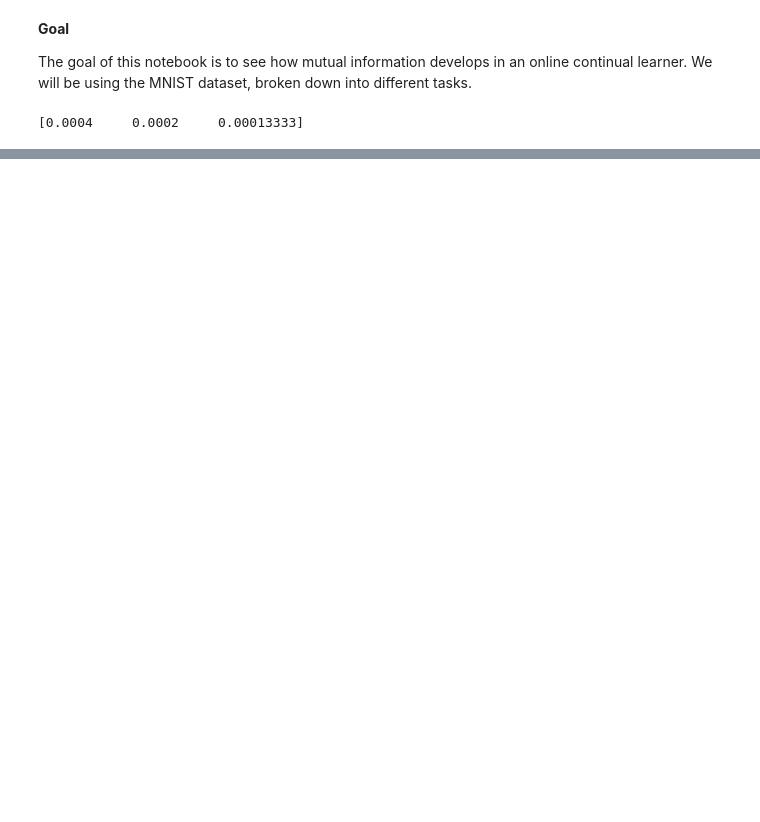
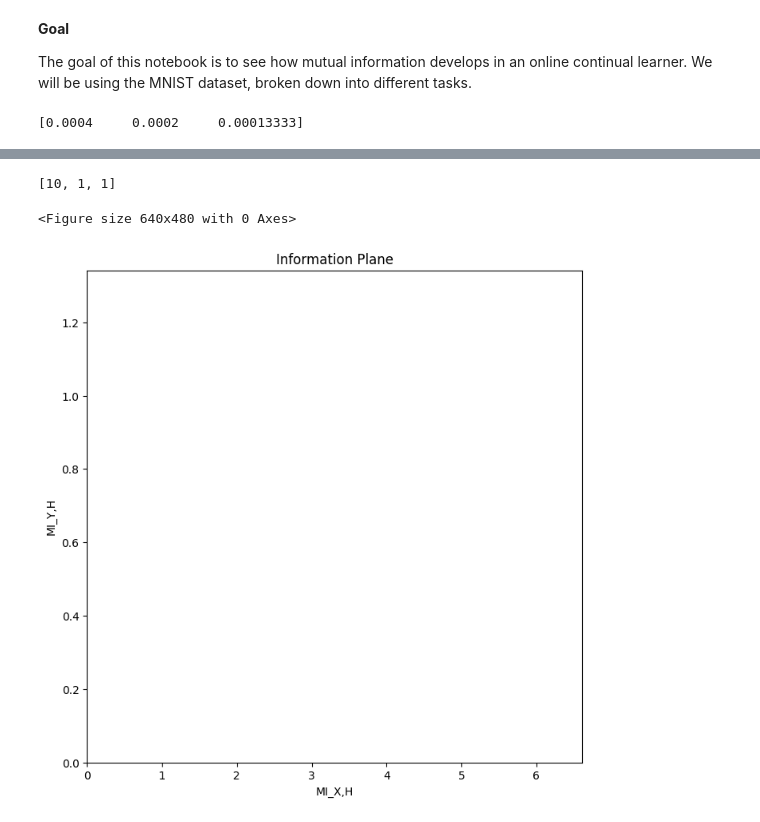
Before and after one commit to prasanthyss/MAT1510_Project-, a Jupyter notebook: online_continual_learning.ipynb, the cells around one changed output, grey strips where cells are left out. Drawn from its saved outputs; the diff is of its cells as text; code cells hidden in the pictures; blank space fills up the shorter version.

```diff
--- a/online_continual_learning.ipynb
+++ b/online_continual_learning.ipynb
@@ -49,7 +50,7 @@ weight_decay  = 0
 lr_ol         = (1/np.arange(1, len(tasks)+1)) * 4e-4
 print(lr_ol)
 # Measurement variables
-n_bins        = 10
+n_bins        = 100
 # %% [output]
 [0.0004     0.0002     0.00013333]
 # %%
@@ -251,6 +252,7 @@ if pretrain:
             for yh in p_YH:
                 if p_YH[yh] != 0:
                     MI_YH[epoch][layer] += p_YH[yh] * math.log2(p_YH[yh] / (p_Y[yh[0]] * p_H[yh[1]]))
+    firstOnlineTask = 1
 # %% [output]
 Pre-training on task number 1
    Epoch: 1 / 10
@@ -445,34 +446,0 @@ Backward Transfer: [-44.582504970178924, -25.367282789747993]
-# %%
-#@title Plot Results
-plt.figure()
-plt.title("Average Accuracy")
-plt.plot(ave_accuracy)
-
-plt.figure()
-plt.title("Average Incremental Accuracy")
-plt.plot(ave_inc_accuracy)
-
-plt.figure()
-plt.title("Forgetting Measure")
-plt.plot(forgetting_measure)
-
-plt.figure()
-plt.title("Backward Transfer")
-plt.plot(backward_transfer)
-
-plt.figure()
-fig, ax = plt.subplots(figsize=(8, 8))
-ax.set_xlabel('MI_X,H')
-ax.set_ylabel('MI_Y,H')
-title = ax.set_title('Information Plane')
-cmap_dots = plt.get_cmap('gnuplot', len(tasks))
-dot_colors = [cmap_dots(0)] * epochs + [cmap_dots(i) for i in np.arange(1, len(tasks))]
-print(dot_colors)
-#dot_colors = [cmap_dots(i) for i in np.linspace(0, 1, epochs+len(tasks)-1)]
-cmap_lines = plt.get_cmap('tab10', layers)
-line_colors = [cmap_lines(i) for i in np.arange(0, layers)]
-#ax.plot(MI_XH, MI_YH, '-', color='gray')
-for layer in range(layers):
-    ax.plot(MI_XH[:,layer], MI_YH[:,layer], '-', color=line_colors[layer], label="Layer " + str(layer+1))
-    im = ax.scatter(MI_XH[:,layer], MI_YH[:,layer], c=dot_colors)
-ax.legend()
@@ -487,0 +529,10 @@ ax.legend()
+# %%
+#@title Animation
+task_epochs = [10] + [1] * (len(tasks)-1)
+print(task_epochs)
+ani = animate_all_MI(MI_XH, MI_YH, task_epochs)
+ani.save("rehearsal_all_tasks.gif", writer="pillow")
+# %% [output]
+[10, 1, 1]
+<Figure size 640x480 with 0 Axes>
+[figure, added]
```
Also changed, not shown: parts of 8 cells of this notebook, 1 other file.
